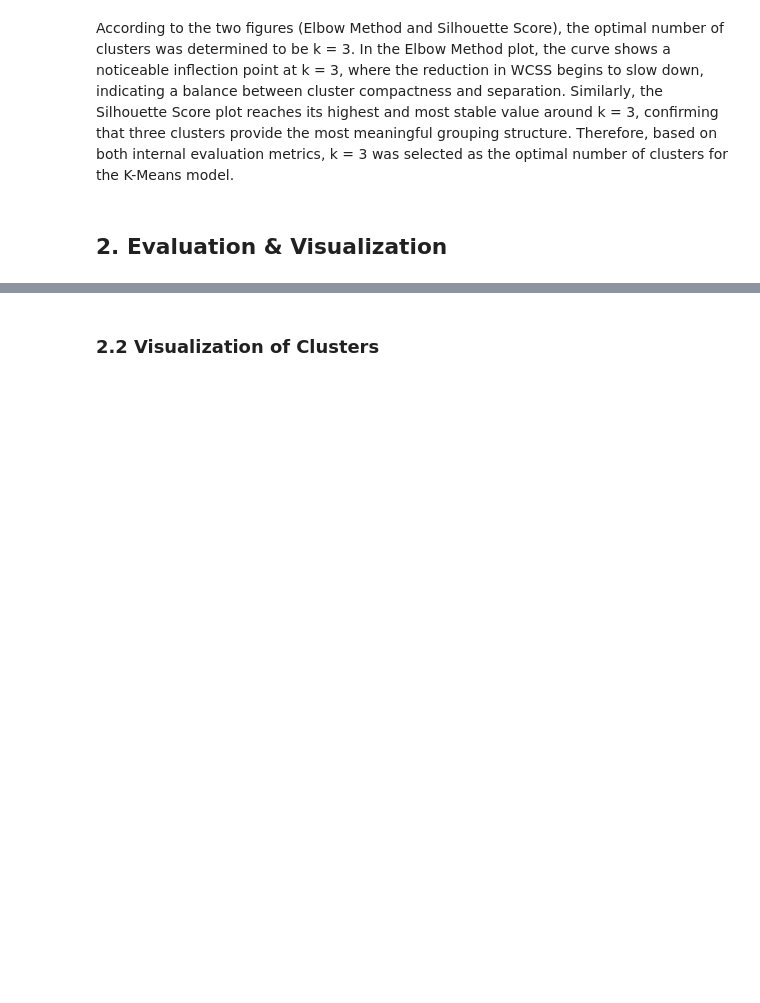
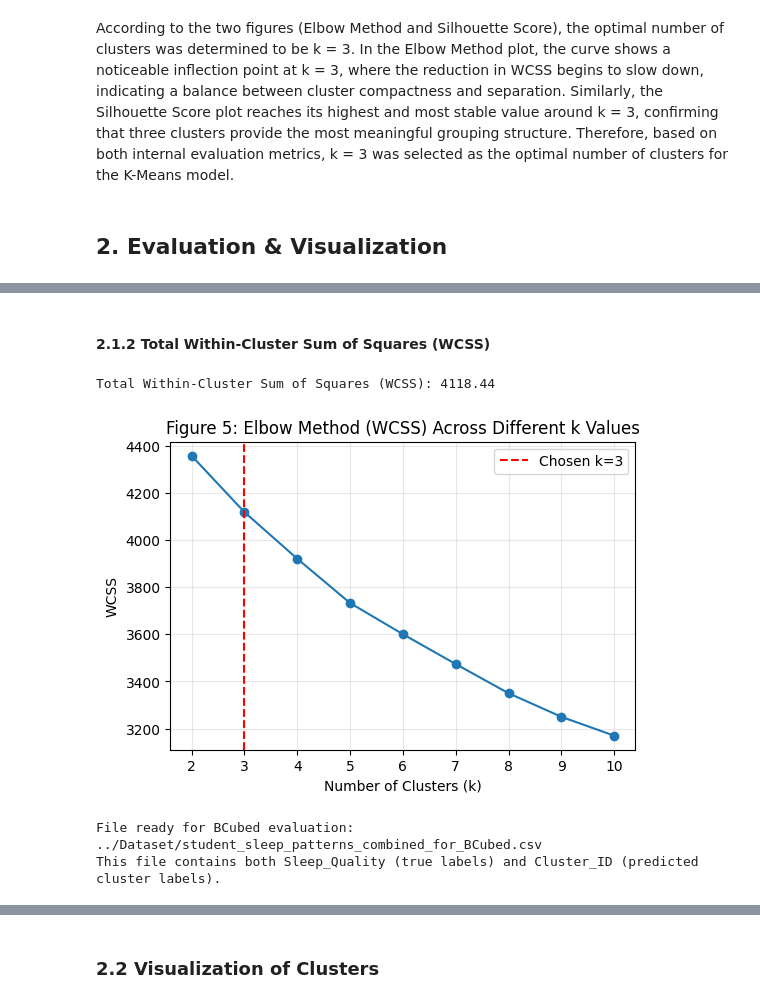
Before and after one commit to sultanahAL/SWE485-Group2, a Jupyter notebook: Unsupervised_Learning/Phase3_Unsupervised_Learning.ipynb, the cells around one changed output, grey strips where cells are left out. Drawn from its saved outputs; the diff is of its cells as text; code cells hidden in the pictures; blank space fills up the shorter version.

```diff
--- a/Unsupervised_Learning/Phase3_Unsupervised_Learning.ipynb
+++ b/Unsupervised_Learning/Phase3_Unsupervised_Learning.ipynb
@@ -182,0 +242,51 @@ Therefore, based on both internal evaluation metrics, k = 3 was selected as the
+# %% [markdown]
+#### 2.1.2  Total Within-Cluster Sum of Squares (WCSS)
+# %%
+# ==========================================
+# 2.1.2 Total Within-Cluster Sum of Squares (WCSS)
+# ==========================================
+
+import pandas as pd
+import matplotlib.pyplot as plt
+from sklearn.cluster import KMeans
+
+# ------------------------------------------
+# Load the dataset (without Cluster_ID for refitting)
+# ------------------------------------------
+df_clusters = pd.read_csv("../Dataset/student_sleep_patterns_with_clusters.csv")
+X_features = df_clusters.drop(columns=["Cluster_ID"])
+
+# ------------------------------------------
+# Refit K-Means using the best k (e.g., k=3)
+# ------------------------------------------
+best_k = 3
+kmeans_final = KMeans(n_clusters=best_k, n_init="auto", random_state=42)
+kmeans_final.fit(X_features)
+
+# Get total WCSS (inertia)
+total_wcss = kmeans_final.inertia_
+print(f"Total Within-Cluster Sum of Squares (WCSS): {total_wcss:.2f}")
+
+# ------------------------------------------
+# Figure 5: Elbow Plot (for reference)
+# ------------------------------------------
+wcss_values = []
+K_values = range(2, 11)
+
+for k in K_values:
+    kmeans = KMeans(n_clusters=k, n_init="auto", random_state=42)
+    kmeans.fit(X_features)
+    wcss_values.append(kmeans.inertia_)
+
+plt.figure(figsize=(6,4))
+plt.plot(K_values, wcss_values, marker='o')
+plt.title("Figure 5: Elbow Method (WCSS) Across Different k Values")
+plt.xlabel("Number of Clusters (k)")
+plt.ylabel("WCSS")
+plt.axvline(x=best_k, color='red', linestyle='--', label=f"Chosen k={best_k}")
+plt.legend()
+plt.grid(alpha=0.3)
+plt.show()
+# %% [output]
+Total Within-Cluster Sum of Squares (WCSS): 4118.44
+[figure, added]
@@ -182,0 +295,24 @@ Therefore, based on both internal evaluation metrics, k = 3 was selected as the
+# %%
+# ==========================================
+# Step 1: Combine Labels and Cluster IDs for BCubed Evaluation
+# ==========================================
+
+import pandas as pd
+
+# Load both datasets
+df_original = pd.read_csv("../Dataset/student_sleep_patterns_preprocessed.csv")
+df_clusters = pd.read_csv("../Dataset/student_sleep_patterns_with_clusters.csv")
+
+# Combine them assuming they have the same row order
+df_combined = df_original.copy()
+df_combined["Cluster_ID"] = df_clusters["Cluster_ID"]
+
+# Save combined version for BCubed evaluation
+combined_path = "../Dataset/student_sleep_patterns_combined_for_BCubed.csv"
+df_combined.to_csv(combined_path, index=False)
+
+print(f"File ready for BCubed evaluation: {combined_path}")
+print("This file contains both Sleep_Quality (true labels) and Cluster_ID (predicted cluster labels).")
+# %% [output]
+File ready for BCubed evaluation: ../Dataset/student_sleep_patterns_combined_for_BCubed.csv
+This file contains both Sleep_Quality (true labels) and Cluster_ID (predicted cluster labels).
```
Also changed, not shown: parts of 5 cells of this notebook, 3 other files.
